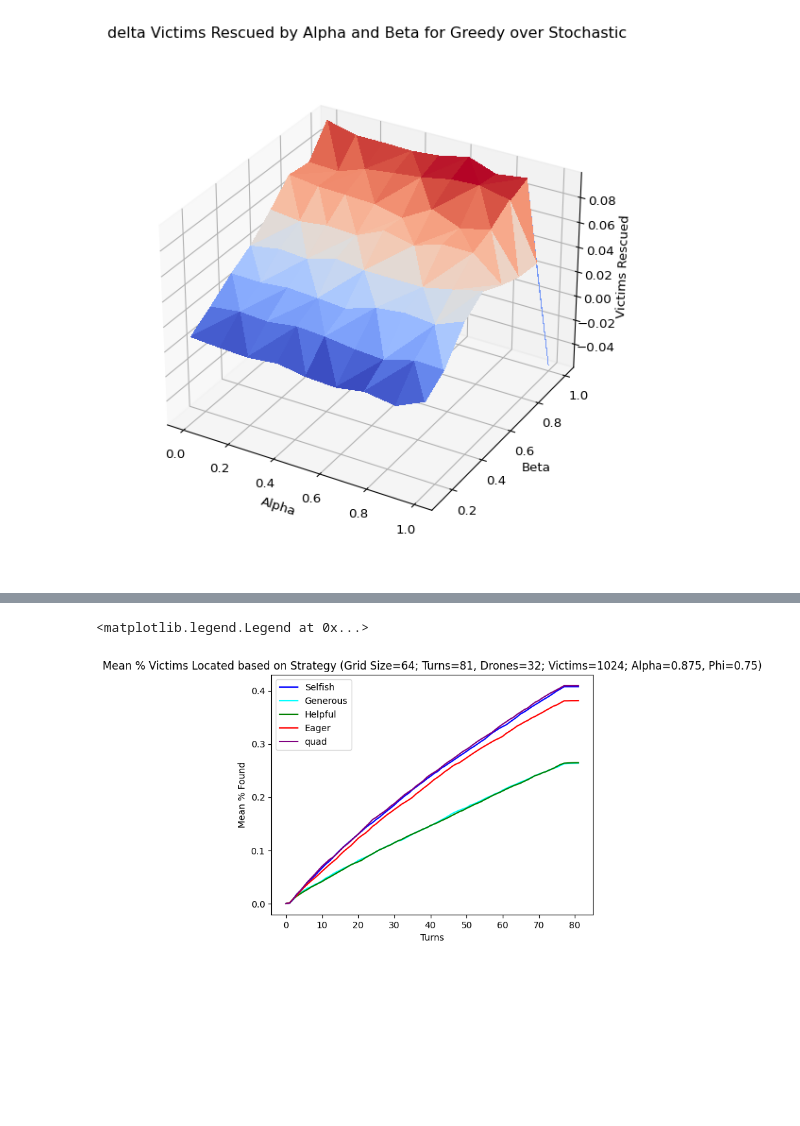
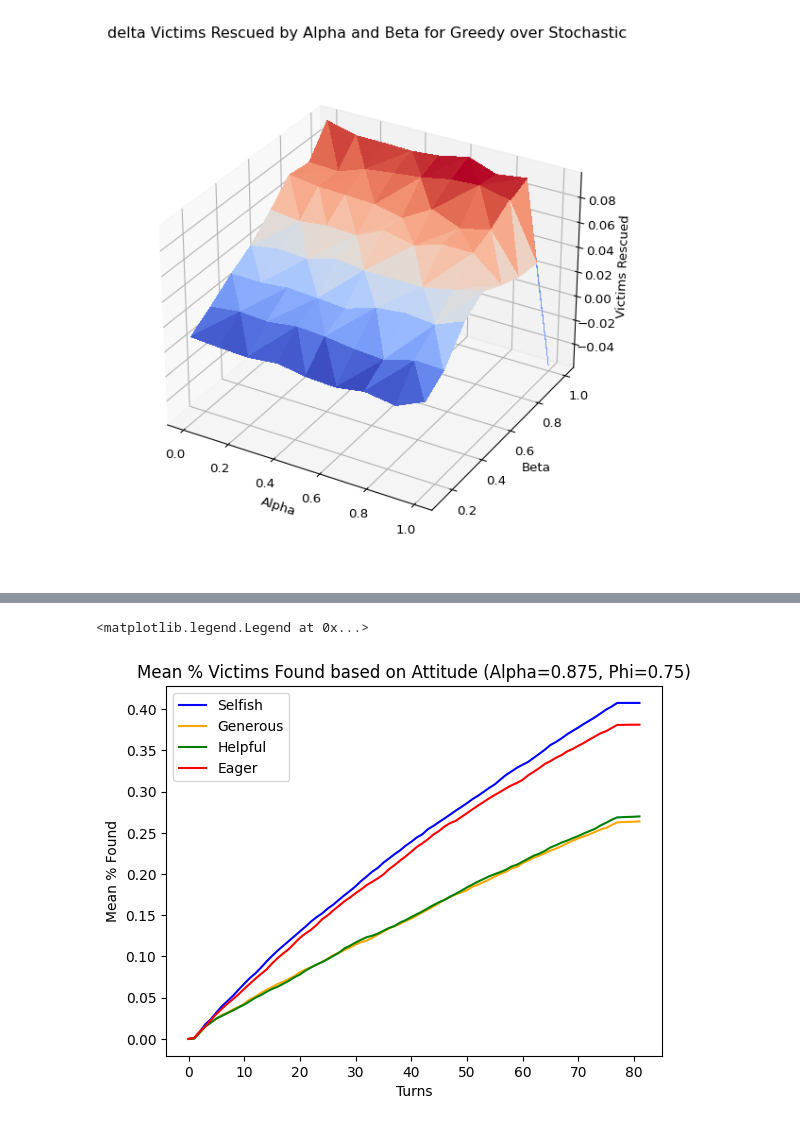
Before and after one commit to isr413/CASSim, a Jupyter notebook: client/notebooks/scenario_analysis-latest.ipynb, the cells around one changed output, grey strips where cells are left out. Saved outputs shown, nothing was run; the diff lists cells and outputs as text; code cells hidden in the pictures; blank space fills up the shorter version.

```diff
--- a/client/notebooks/scenario_analysis-latest.ipynb
+++ b/client/notebooks/scenario_analysis-latest.ipynb
@@ -148,20 +165,19 @@ plt.legend()
-# %%
-x_axis = np.arange(82)
-
-plt.plot(x_axis, report_selfish_64_32.loc[report_selfish_64_32['Alpha'] == 0.875].loc[report_selfish_64_32['Gamma'] == 0.75]['Victims'] / VICTIMS, label="Selfish", color=x_colors[0])
-plt.plot(x_axis, report_generous_64_32.loc[report_generous_64_32['Alpha'] == 0.875].loc[report_generous_64_32['Gamma'] == 0.75]['Victims'] / VICTIMS, label="Generous", color=x_colors[7])
-plt.plot(x_axis, report_helpful_64_32.loc[report_helpful_64_32['Alpha'] == 0.875].loc[report_helpful_64_32['Gamma'] == 0.75]['Victims'] / VICTIMS, label="Helpful", color=x_colors[2])
-plt.plot(x_axis, report_eager_64_32.loc[report_eager_64_32['Alpha'] == 0.875].loc[report_eager_64_32['Gamma'] == 0.75]['Victims'] / VICTIMS, label="Eager", color=x_colors[3])
-plt.plot(x_axis, report_quad_64_32.loc[report_quad_64_32['Alpha'] == 0.875].loc[report_quad_64_32['Beta'] == 0.75]['Victims'] / VICTIMS, label=x_labels[6], color=x_colors[6])
-
-
-plt.title(f'Mean % Victims Located based on Strategy (Grid Size=64; Turns=81, Drones=32; Victims=1024; Alpha=0.875, Phi=0.75)')
-plt.xlabel('Turns')
-plt.ylabel('Mean % Found')
-plt.legend()
-# %% [output]
-<matplotlib.legend.Legend at 0x...>
-[figure, removed]
+# %%
+x_axis = np.arange(82)
+
+plt.plot(x_axis, report_selfish_64_32.loc[report_selfish_64_32['Alpha'] == 0.875].loc[report_selfish_64_32['Gamma'] == 0.75]['Victims'] / VICTIMS, label="Selfish", color=x_colors[0])
+plt.plot(x_axis, report_generous_64_32.loc[report_generous_64_32['Alpha'] == 0.875].loc[report_generous_64_32['Gamma'] == 0.75]['Victims'] / VICTIMS, label="Generous", color=x_colors[7])
+plt.plot(x_axis, report_helpful_64_32.loc[report_helpful_64_32['Alpha'] == 0.875].loc[report_helpful_64_32['Gamma'] == 0.75]['Victims'] / VICTIMS, label="Helpful", color=x_colors[2])
+plt.plot(x_axis, report_eager_64_32.loc[report_eager_64_32['Alpha'] == 0.875].loc[report_eager_64_32['Gamma'] == 0.75]['Victims'] / VICTIMS, label="Eager", color=x_colors[3])
+
+
+plt.title(f'Mean % Victims Found based on Attitude (Alpha=0.875, Phi=0.75)')
+plt.xlabel('Turns')
+plt.ylabel('Mean % Found')
+plt.legend()
+# %% [output]
+<matplotlib.legend.Legend at 0x...>
+[figure, added]
 # %%
 x_axis = np.arange(82)
 
```
Also changed, not shown: parts of 9 cells of this notebook.
